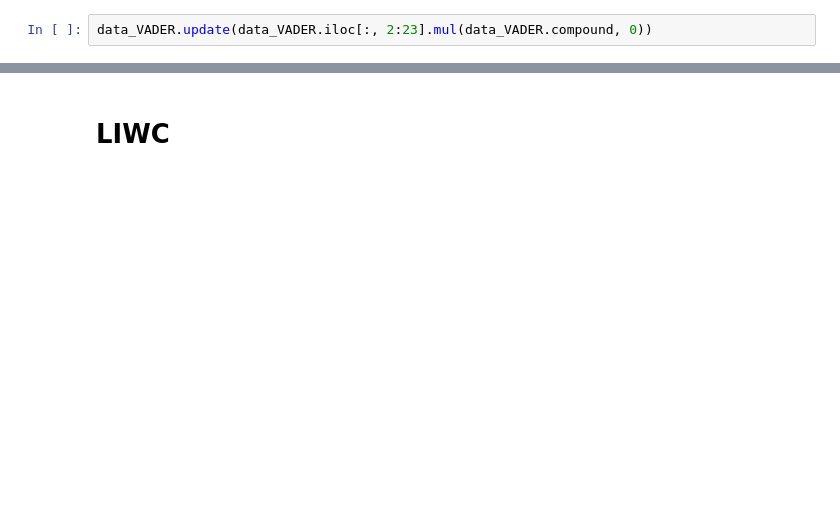
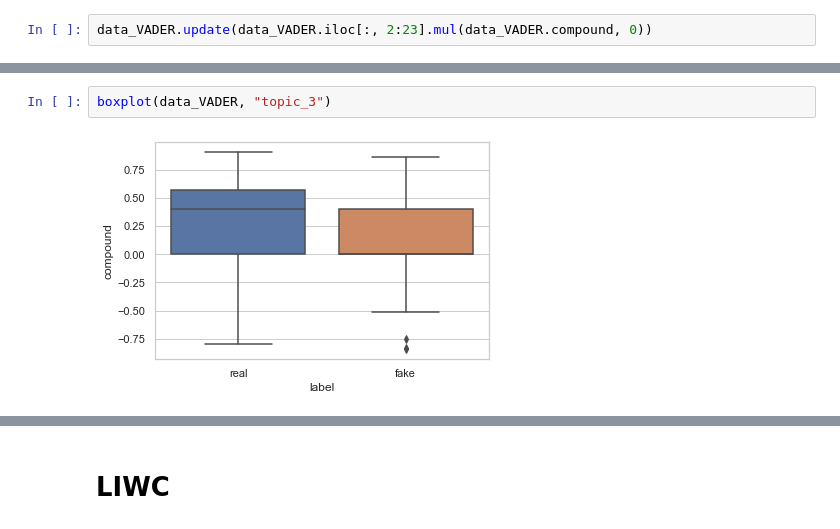
Before and after one commit to RosaLucassen/NLP_Analysis_COVID19, a Jupyter notebook: Final Gensim Method.ipynb, the cells around one changed output, grey strips where cells are left out. Saved outputs shown, nothing was run; the diff lists cells and outputs as text; blank space fills up the shorter version.

```diff
--- a/Final Gensim Method.ipynb
+++ b/Final Gensim Method.ipynb
@@ -462,0 +558,4 @@ data_VADER
+# %%
+boxplot(data_VADER, "topic_3")
+# %% [output]
+[figure, added]
```
Also changed, not shown: parts of 66 cells of this notebook.
